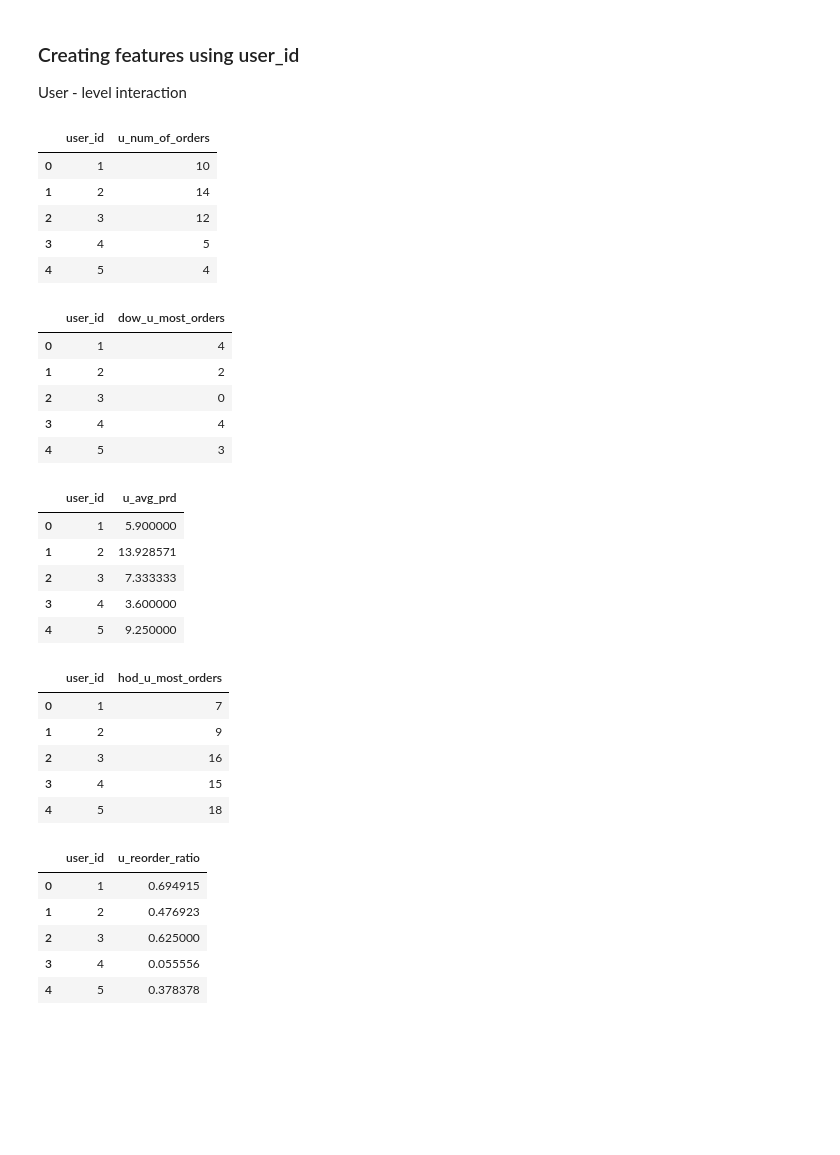
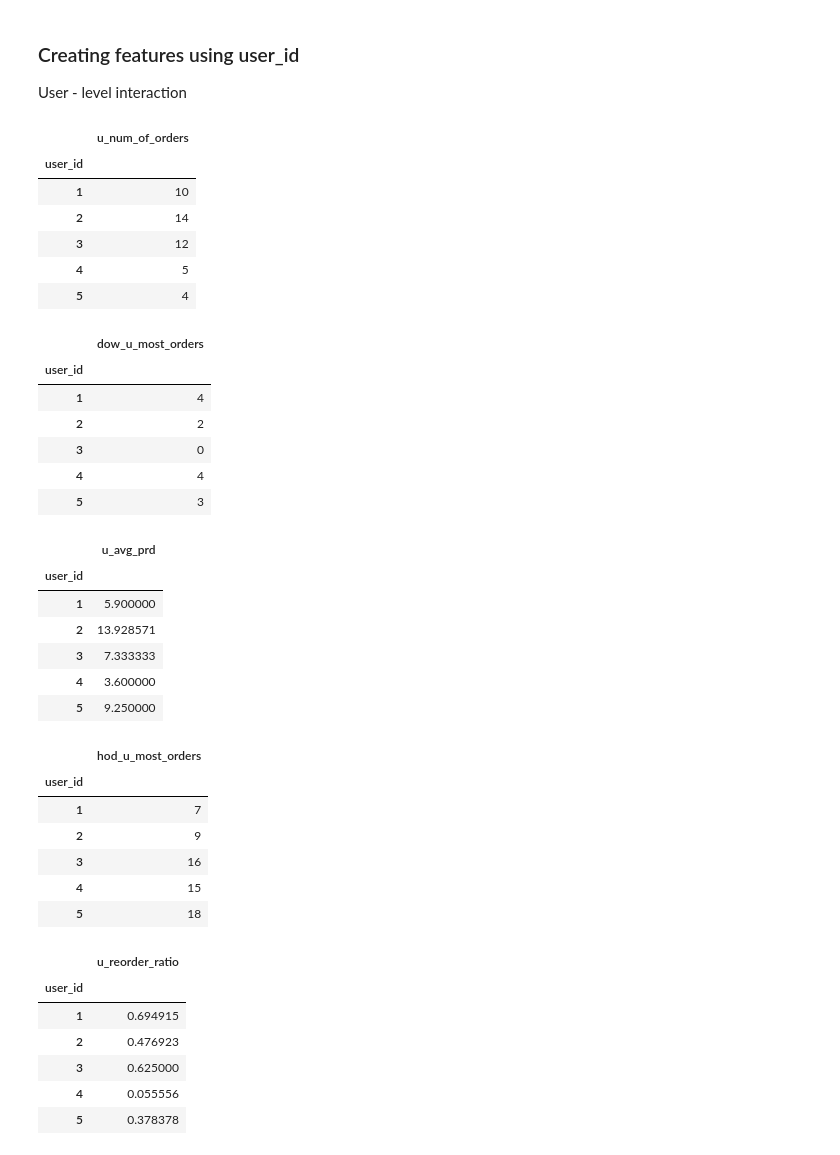
Before and after one commit to saimadhu27/instacart_analysis, a Jupyter notebook: notebook_eda.ipynb, the cells around one changed output. Saved outputs shown, nothing was run; the diff lists cells and outputs as text; code cells hidden in the pictures; blank space fills up the shorter version.

Commit message:
created user_level_interactions

```diff
--- a/notebook_eda.ipynb
+++ b/notebook_eda.ipynb
@@ -289,33 +289,35 @@ but why are we merging orders and orders_products_prior table for creating new f
 User - level interaction
 # %%
 # Total number of orders placed by each user.
-users = prior_orders.groupby('user_id')['order_number'].agg('max').to_frame('u_num_of_orders').reset_index()
+users = prior_orders.groupby('user_id')['order_number'].agg('max').to_frame('u_num_of_orders')
 users.head()
 # %% [output]
-|  | user_id | u_num_of_orders |
-| 0 | 1 | 10 |
-| 1 | 2 | 14 |
-| 2 | 3 | 12 |
-| 3 | 4 | 5 |
-| 4 | 5 | 4 |
+|  | u_num_of_orders |
+| user_id |  |
+| 1 | 10 |
+| 2 | 14 |
+| 3 | 12 |
+| 4 | 5 |
+| 5 | 4 |
 # %%
 # When does the user place most of the orders? - in which day of the week?
-u_dow = prior_orders.groupby('user_id')['order_dow'].agg(lambda x:statistics.mode(x)).to_frame('dow_u_most_orders').reset_index()
+u_dow = prior_orders.groupby('user_id')['order_dow'].agg(lambda x:statistics.mode(x)).to_frame('dow_u_most_orders')
 u_dow.head()
 # %% [output]
-|  | user_id | dow_u_most_orders |
-| 0 | 1 | 4 |
-| 1 | 2 | 2 |
-| 2 | 3 | 0 |
-| 3 | 4 | 4 |
-| 4 | 5 | 3 |
+|  | dow_u_most_orders |
+| user_id |  |
+| 1 | 4 |
+| 2 | 2 |
+| 3 | 0 |
+| 4 | 4 |
+| 5 | 3 |
 # %%
 # Average number of products bought by each user
 #1. First getting the total number of products in each order.
 total_prd_per_order = prior_orders.groupby(by=['user_id', 'order_id'])['product_id'].aggregate('count').to_frame('total_products_per_order').reset_index()
 
 #2. Getting the average products purchased by each user
-avg_products = total_prd_per_order.groupby(by=['user_id'])['total_products_per_order'].mean().to_frame('u_avg_prd').reset_index()
+avg_products = total_prd_per_order.groupby(by=['user_id'])['total_products_per_order'].mean().to_frame('u_avg_prd')
 avg_products.head()
 
 #deleting the total_prd_per_order dataframe
@@ -324,31 +326,34 @@ gc.collect()
 
 avg_products.head()
 # %% [output]
-|  | user_id | u_avg_prd |
-| 0 | 1 | 5.900000 |
-| 1 | 2 | 13.928571 |
-| 2 | 3 | 7.333333 |
-| 3 | 4 | 3.600000 |
-| 4 | 5 | 9.250000 |
+|  | u_avg_prd |
+| user_id |  |
+| 1 | 5.900000 |
+| 2 | 13.928571 |
+| 3 | 7.333333 |
+| 4 | 3.600000 |
+| 5 | 9.250000 |
 # %%
 # Which hour of the day, the user has placed most of the orders?
-u_hod = prior_orders.groupby('user_id')['order_hour_of_day'].agg(lambda x:statistics.mode(x)).to_frame('hod_u_most_orders').reset_index()
+u_hod = prior_orders.groupby('user_id')['order_hour_of_day'].agg(lambda x:statistics.mode(x)).to_frame('hod_u_most_orders')
 u_hod.head()
 # %% [output]
-|  | user_id | hod_u_most_orders |
-| 0 | 1 | 7 |
-| 1 | 2 | 9 |
-| 2 | 3 | 16 |
-| 3 | 4 | 15 |
-| 4 | 5 | 18 |
+|  | hod_u_most_orders |
+| user_id |  |
+| 1 | 7 |
+| 2 | 9 |
+| 3 | 16 |
+| 4 | 15 |
+| 5 | 18 |
 # %%
 # Reorder ratio for each user
-u_reorder = prior_orders.groupby(by='user_id')['reordered'].aggregate('mean').to_frame('u_reorder_ratio').reset_index()
+u_reorder = prior_orders.groupby(by='user_id')['reordered'].aggregate('mean').to_frame('u_reorder_ratio')
 u_reorder.head()
 # %% [output]
-|  | user_id | u_reorder_ratio |
-| 0 | 1 | 0.694915 |
-| 1 | 2 | 0.476923 |
-| 2 | 3 | 0.625000 |
-| 3 | 4 | 0.055556 |
-| 4 | 5 | 0.378378 |
+|  | u_reorder_ratio |
+| user_id |  |
+| 1 | 0.694915 |
+| 2 | 0.476923 |
+| 3 | 0.625000 |
+| 4 | 0.055556 |
+| 5 | 0.378378 |
```
Also changed, not shown: parts of 9 cells of this notebook.
